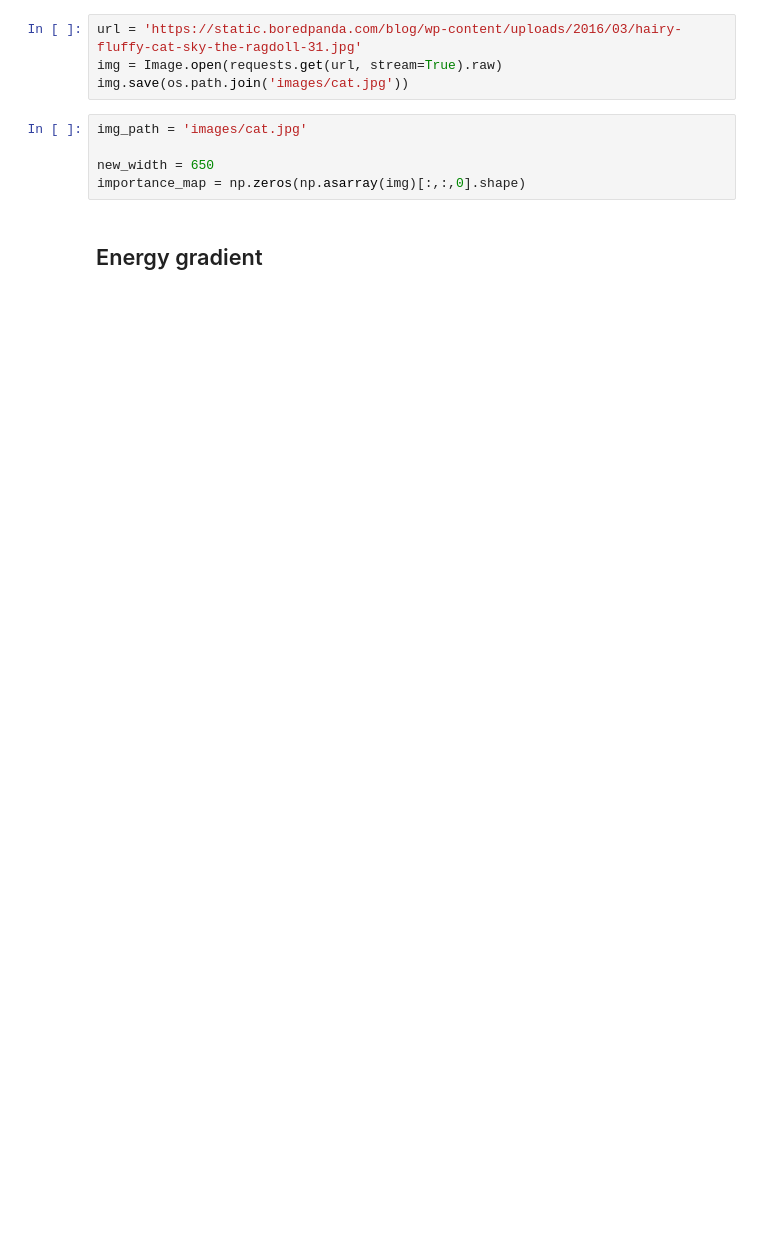
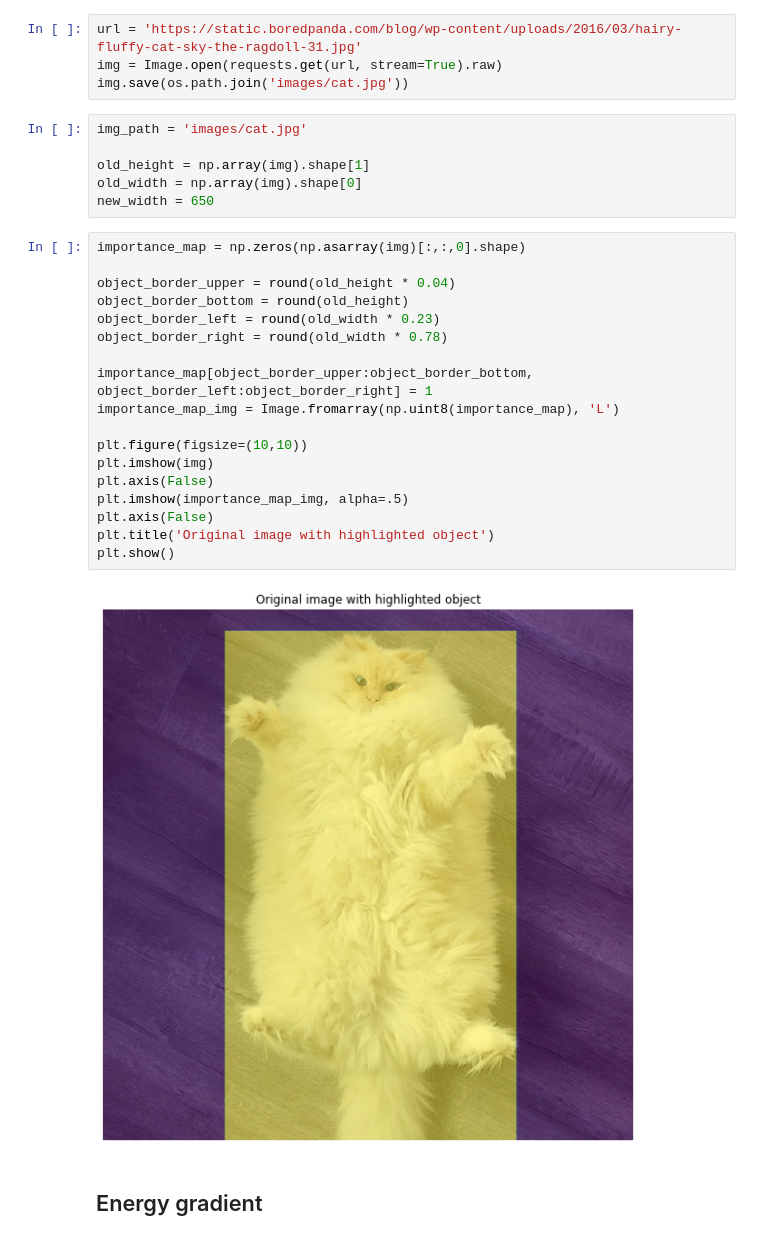
Before and after one commit to MariaKokshaikina/SeamCarving, a Jupyter notebook: Experiments.ipynb, the cells around one changed output. Drawn from its saved outputs; the diff is of its cells as text; blank space fills up the shorter version.

Commit message:
Add manual importance map for cat

```diff
--- a/Experiments.ipynb
+++ b/Experiments.ipynb
@@ -13,11 +14,32 @@ import os
 url = 'https://static.boredpanda.com/blog/wp-content/uploads/2016/03/hairy-fluffy-cat-sky-the-ragdoll-31.jpg'
 img = Image.open(requests.get(url, stream=True).raw)
 img.save(os.path.join('images/cat.jpg'))
-# %%
-img_path = 'images/cat.jpg'
-
-new_width = 650
-importance_map = np.zeros(np.asarray(img)[:,:,0].shape)
+# %%
+img_path = 'images/cat.jpg'
+
+old_height = np.array(img).shape[1]
+old_width = np.array(img).shape[0]
+new_width = 650
+# %%
+importance_map = np.zeros(np.asarray(img)[:,:,0].shape)
+
+object_border_upper = round(old_height * 0.04)
+object_border_bottom = round(old_height)
+object_border_left = round(old_width * 0.23)
+object_border_right = round(old_width * 0.78)
+
+importance_map[object_border_upper:object_border_bottom, object_border_left:object_border_right] = 1
+importance_map_img = Image.fromarray(np.uint8(importance_map), 'L')
+
+plt.figure(figsize=(10,10))
+plt.imshow(img)
+plt.axis(False)
+plt.imshow(importance_map_img, alpha=.5)
+plt.axis(False)
+plt.title('Original image with highlighted object')
+plt.show()
+# %% [output]
+[figure, added]
 # %% [markdown]
 ## Energy gradient
 # %%
```
Also changed, not shown: parts of 8 cells of this notebook, 1 other file.
